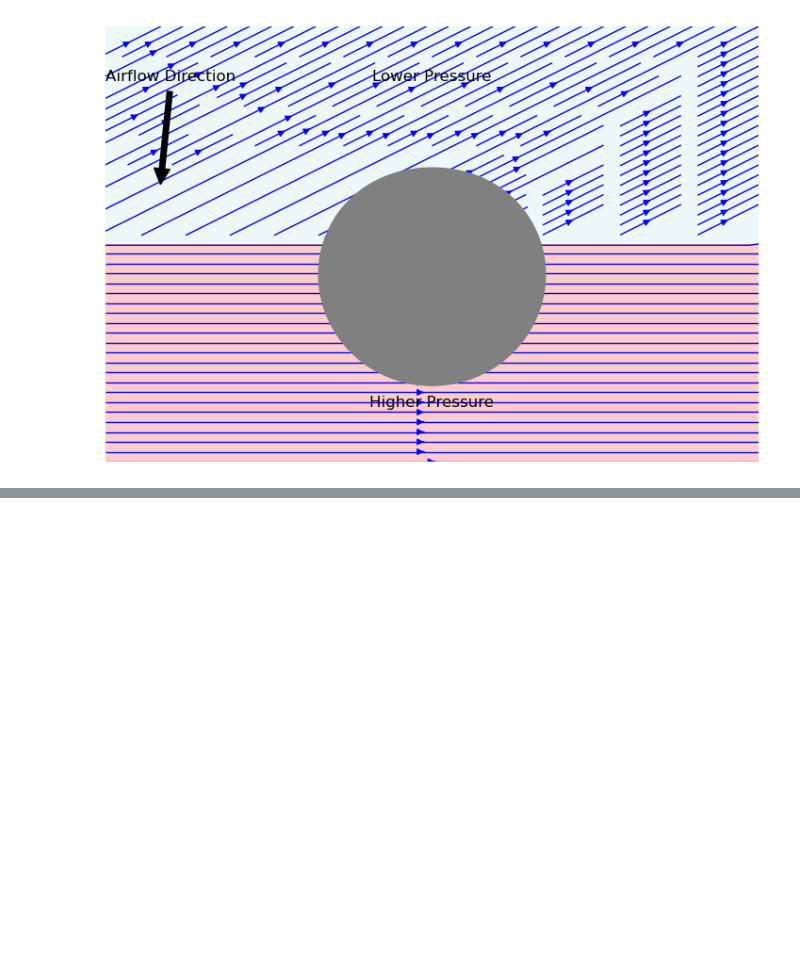
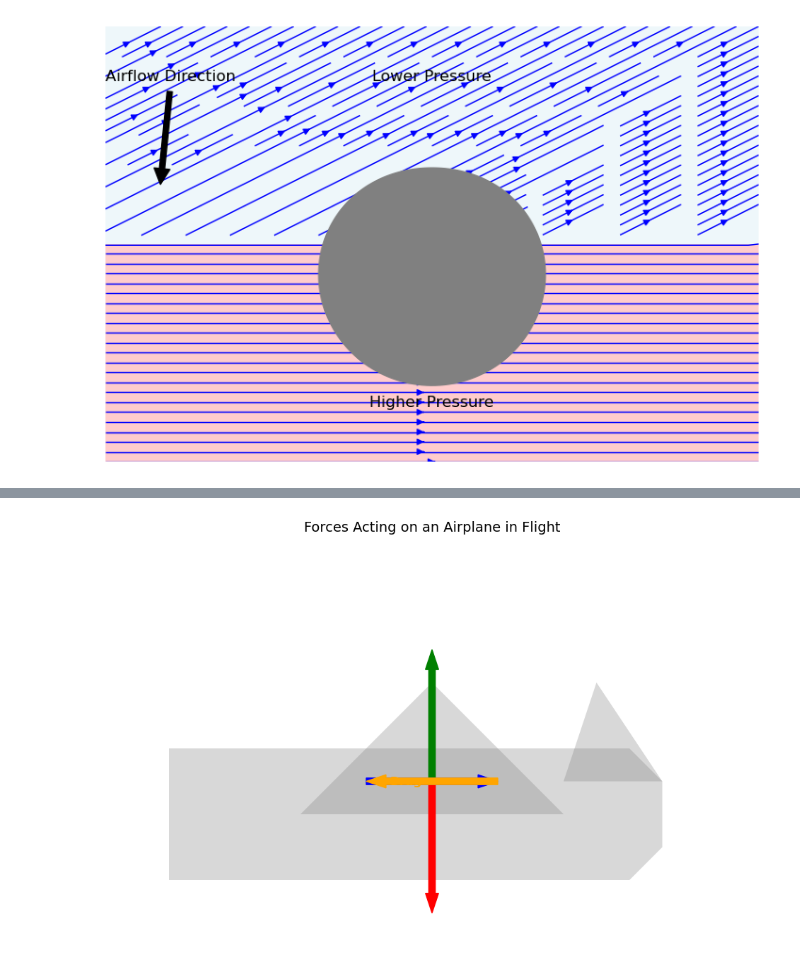
Before and after one commit to kartpop/tinker, a Jupyter notebook: scratch/nbs/agentic/curio_v0/diagrams_v4.ipynb, the cells around one changed output, grey strips where cells are left out. Drawn from its saved outputs; the diff is of its cells as text; code cells hidden in the pictures; blank space fills up the shorter version.

```diff
--- a/scratch/nbs/agentic/curio_v0/diagrams_v4.ipynb
+++ b/scratch/nbs/agentic/curio_v0/diagrams_v4.ipynb
@@ -725,0 +740,46 @@ plt.show()
+# %%
+import matplotlib.pyplot as plt
+import numpy as np
+
+# Create figure and axis
+fig, ax = plt.subplots(figsize=(12, 8))
+
+# Define airplane shape coordinates
+fuselage_x = np.array([1, 8, 8.5, 8.5, 8, 1, 1])
+fuselage_y = np.array([0, 0, 0.5, 1.5, 2, 2, 0])
+wing_x = np.array([3, 7, 5, 3])
+wing_y = np.array([1, 1, 3, 1])
+tail_x = np.array([7, 8.5, 7.5, 7])
+tail_y = np.array([1.5, 1.5, 3, 1.5])
+
+# Plot airplane shape
+ax.fill(fuselage_x, fuselage_y, 'gray', alpha=0.3)
+ax.fill(wing_x, wing_y, 'gray', alpha=0.3)
+ax.fill(tail_x, tail_y, 'gray', alpha=0.3)
+
+# Define force arrows
+forces = { 'Lift': {'pos': (5, 1.5), 'dx': 0, 'dy': 2, 'color': 'green'}, 'Weight': {'pos': (5, 1.5), 'dx': 0, 'dy': -2, 'color': 'red'}, 'Thrust': {'pos': (4, 1.5), 'dx': 2, 'dy': 0, 'color': 'blue'}, 'Drag': {'pos': (6, 1.5), 'dx': -2, 'dy': 0, 'color': 'orange'} }
+
+# Add force arrows and labels
+for force, props in forces.items():
+        ax.arrow(props['pos'][0], props['pos'][1], props['dx'], props['dy'], head_width=0.2, head_length=0.3, fc=props['color'], ec=props['color'], width=0.1, length_includes_head=True)
+
+# Calculate label position
+label_x = props['pos'][0] + props['dx'] * 0.7
+label_y = props['pos'][1] + props['dy'] * 0.7
+
+ax.text(label_x, label_y, force, ha='center', va='center',
+        color=props['color'], fontweight='bold', fontsize=12)
+
+# Set title
+ax.set_title('Forces Acting on an Airplane in Flight', pad=20, fontsize=14)
+
+# Set axis properties
+ax.set_xlim(0, 10)
+ax.set_ylim(-1, 5)
+ax.set_aspect('equal')
+ax.axis('off')
+
+plt.show()
+# %% [output]
+[figure, added]
```
Also changed, not shown: parts of 2 cells of this notebook, 8 other files.
